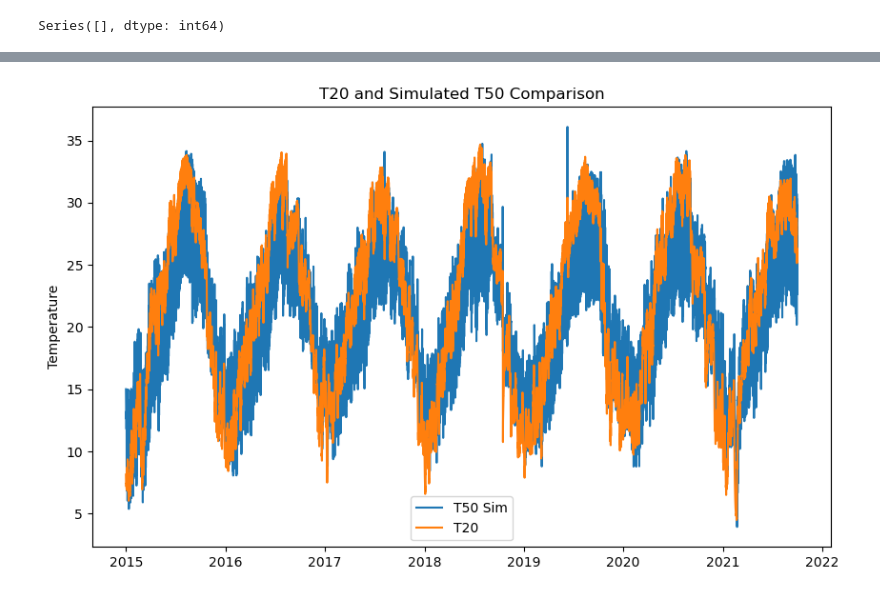
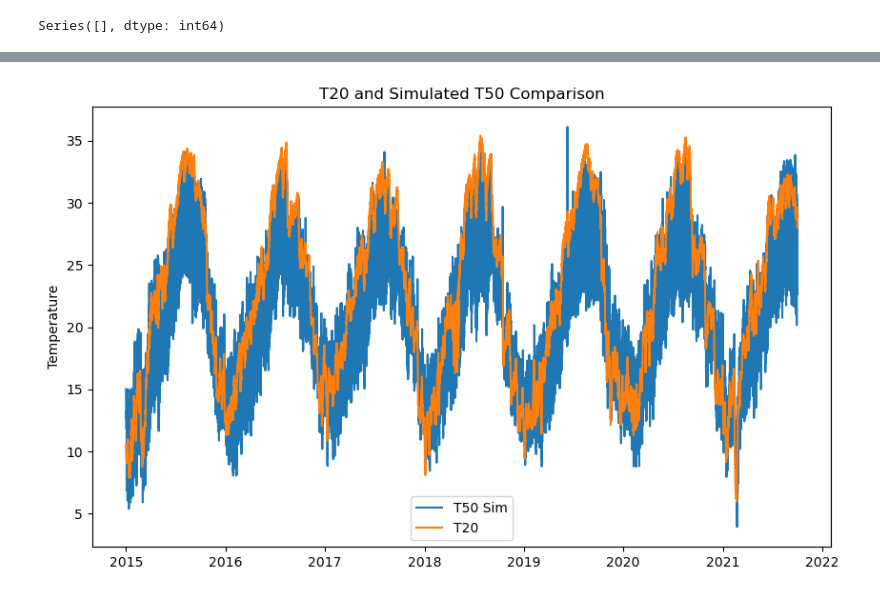
Before and after one commit to kiat/tx-soil-moisture, a Jupyter notebook: notebook/Simulated Data for Station 4.ipynb, the cells around one changed output, grey strips where cells are left out. Saved outputs shown, nothing was run; the diff lists cells and outputs as text; code cells hidden in the pictures.

```diff
--- a/notebook/Simulated Data for Station 4.ipynb
+++ b/notebook/Simulated Data for Station 4.ipynb
@@ -11,5 +12,37 @@ df6 = pd.read_csv('SM_6_filled.dat', sep=",", parse_dates=["Date"], index_col="D
 
 dfs = [df1, df2, df3, df5, df6]
 combined_df = pd.concat(dfs, ignore_index=True)
+for i, row in combined_df.iterrows():
+    if i < 59161:
+        combined_df.at[i, "df1"] = 1
+        combined_df.at[i, "df2"] = 0
+        combined_df.at[i, "df3"] = 0
+        combined_df.at[i, "df5"] = 0
+        combined_df.at[i, "df6"] = 0
+    elif i < 59161*2:
+        combined_df.at[i, "df1"] = 0
+        combined_df.at[i, "df2"] = 1
+        combined_df.at[i, "df3"] = 0
+        combined_df.at[i, "df5"] = 0
+        combined_df.at[i, "df6"] = 0
+    elif i < 59161*3:
+        combined_df.at[i, "df1"] = 0
+        combined_df.at[i, "df2"] = 0
+        combined_df.at[i, "df3"] = 1
+        combined_df.at[i, "df5"] = 0
+        combined_df.at[i, "df6"] = 0
+    elif i < 59161*3:
+        combined_df.at[i, "df1"] = 0
+        combined_df.at[i, "df2"] = 0
+        combined_df.at[i, "df3"] = 0
+        combined_df.at[i, "df5"] = 1
+        combined_df.at[i, "df6"] = 0
+    else:
+        combined_df.at[i, "df1"] = 0
+        combined_df.at[i, "df2"] = 0
+        combined_df.at[i, "df3"] = 0
+        combined_df.at[i, "df5"] = 0
+        combined_df.at[i, "df6"] = 1
 
-combined_df = combined_df.dropna(subset=["SWC_5","SWC_10","SWC_20","SWC_50","T_5","T_10","T_20","T_50"])
+# combined_df.to_csv('file.csv', index=True)
+print(sum(combined_df["df1"]) + sum(combined_df["df2"]) + sum(combined_df["df3"]) + sum(combined_df["df5"]) + sum(combined_df["df6"]))
@@ -37,7 +78,8 @@ print(nan_counts[nan_counts > 0])
 # %% [output]
 Series([], dtype: int64)
 # %%
-X = combined_df[['T_5', 'T_10', 'T_20']]
+X = combined_df[['T_5', 'T_10', 'T_20', 'df1', 'df2', 'df3', 'df6']]
+# X = combined_df[['T_5', 'T_10', 'T_20']]
 y = combined_df['T_50']
 
 model = LinearRegression()
@@ -118,12 +165,12 @@ Date
 # %%
 plt.figure(figsize=(10, 6))
 plt.plot(df4['T_50'], label='T50 Sim')
-plt.plot(df4['T_20'], label='T20')
+plt.plot(df1['T_50'], label='T20')
 
 plt.ylabel('Temperature')
 plt.title('T20 and Simulated T50 Comparison')
 
 plt.legend()
 plt.show()
 # %% [output]
-[figure, old version]
+[figure, new version]
```
Also changed, not shown: parts of 14 cells of this notebook.
